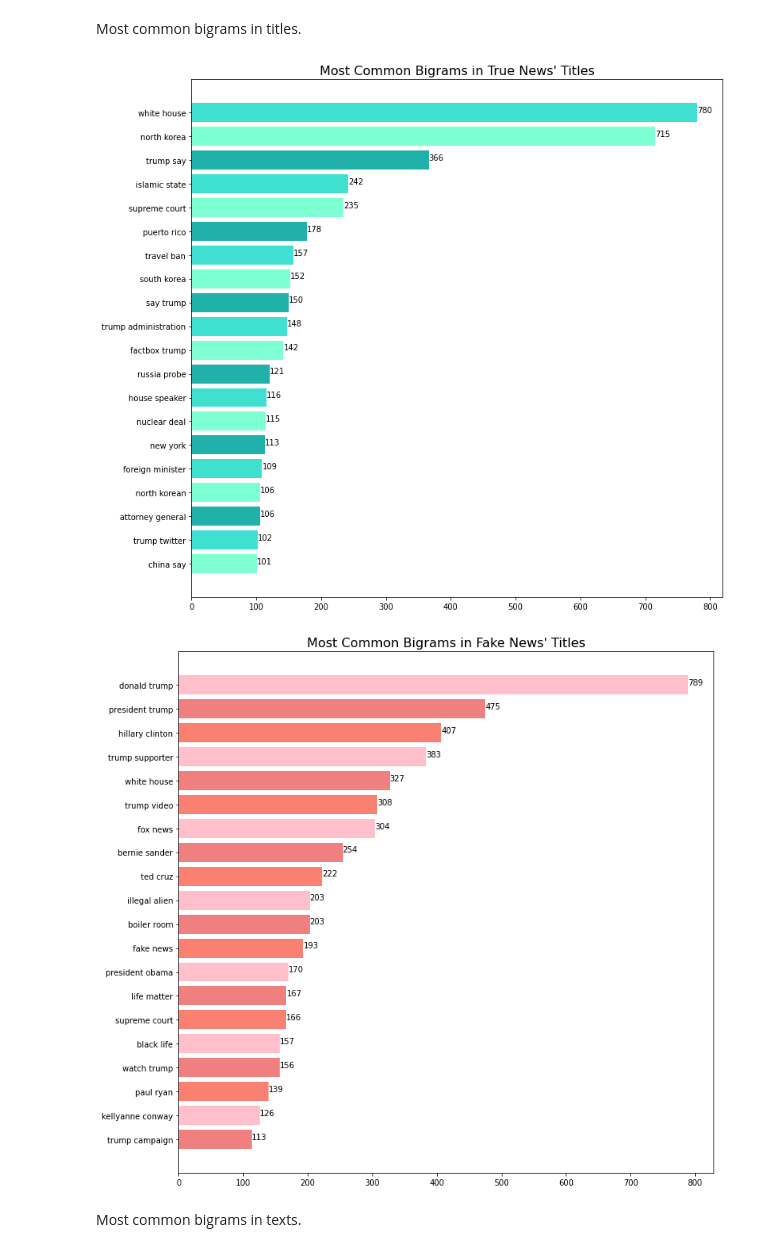
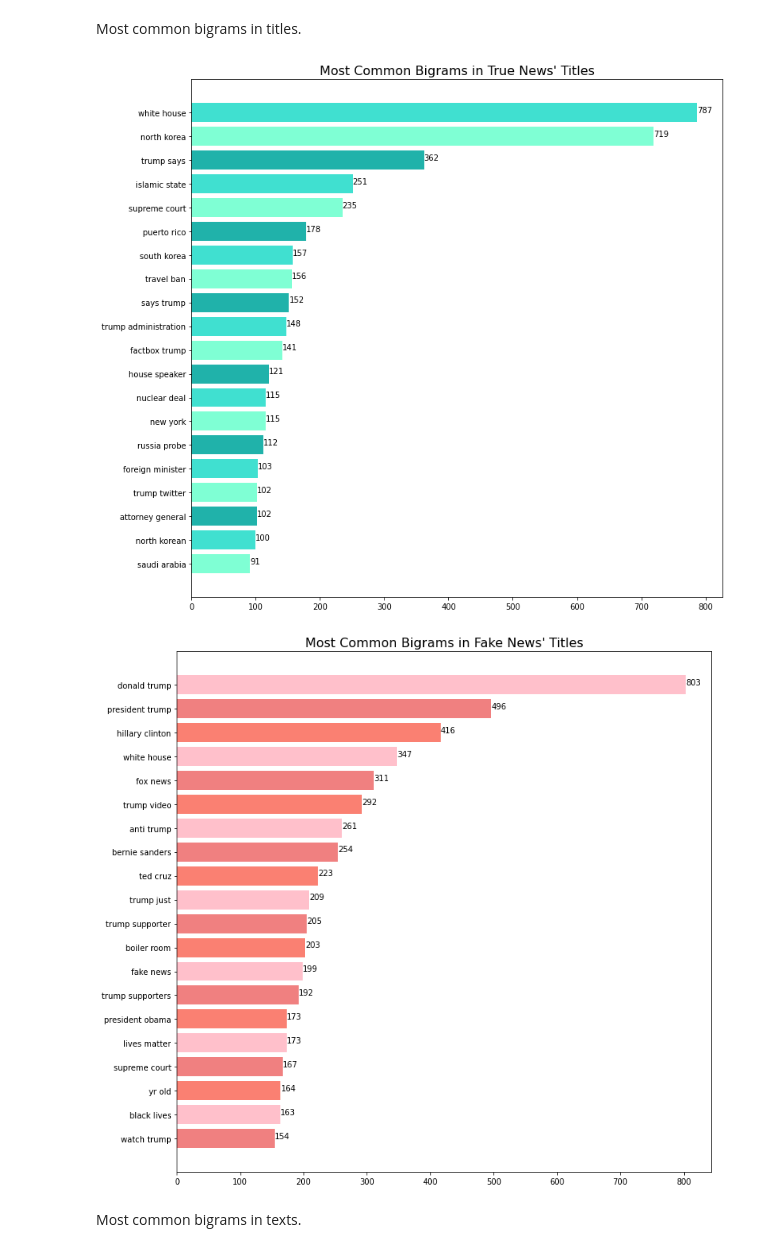
Before and after one commit to AngelPn/Fake-News-Detector, a Jupyter notebook: fake_news_detection.ipynb, the cells around one changed output. Cells and saved outputs as stored; diff of their text form; code cells hidden in the pictures.

```diff
--- a/fake_news_detection.ipynb
+++ b/fake_news_detection.ipynb
@@ -346,7 +354,7 @@ def get_topk_bigrams(column, k = 20):
 # %% [markdown]
 Most common bigrams in titles.
 # %%
-names, counts = get_topk_bigrams(df_true_clean['title'])
+names, counts = get_topk_bigrams(df_true['title'])
 
 plt.figure(figsize=(12,12))
 plt.barh(y=names, width=counts, color = ['aquamarine', 'turquoise', 'lightseagreen'])
@@ -357,20 +365,20 @@ for index, value in enumerate(counts):
 plt.title("Most Common Bigrams in True News' Titles", fontsize = 16)
 plt.show()
 # %% [output]
-[figure, old version]
+[figure, new version]
 # %%
-names, counts = get_topk_bigrams(df_fake_clean['title'])
+names, counts = get_topk_bigrams(df_fake['title'])
 
 plt.figure(figsize=(12,12))
 plt.barh(y=names, width=counts, color = ['lightcoral', 'pink', 'salmon'])
 
 for index, value in enumerate(counts):
     plt.text(value, index, str(value))
 
 plt.title("Most Common Bigrams in Fake News' Titles", fontsize = 16)
 plt.show()
 # %% [output]
-[figure, old version]
+[figure, new version]
 # %% [markdown]
 Most common bigrams in texts.
 # %%
```
Also changed, not shown: parts of 37 cells of this notebook.
